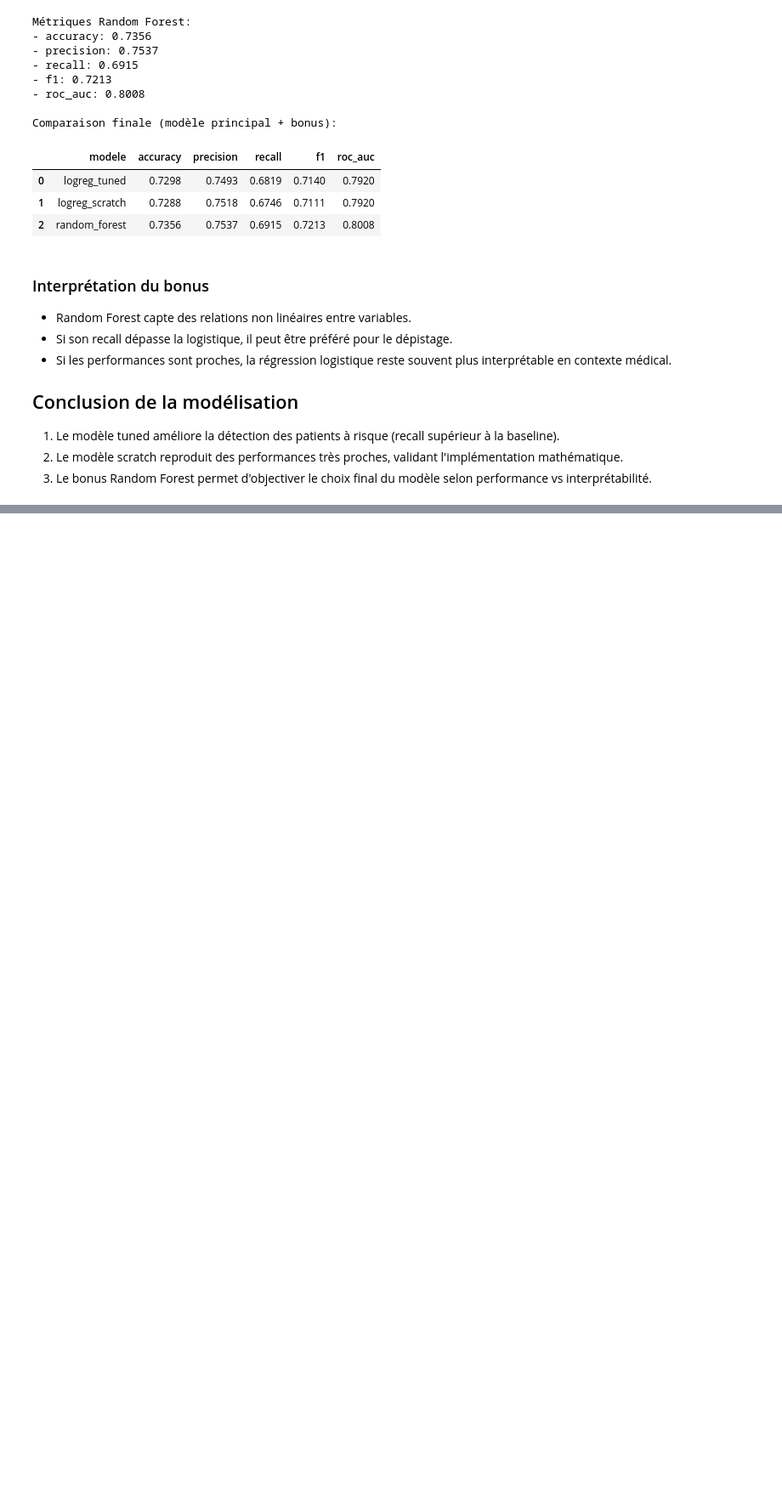
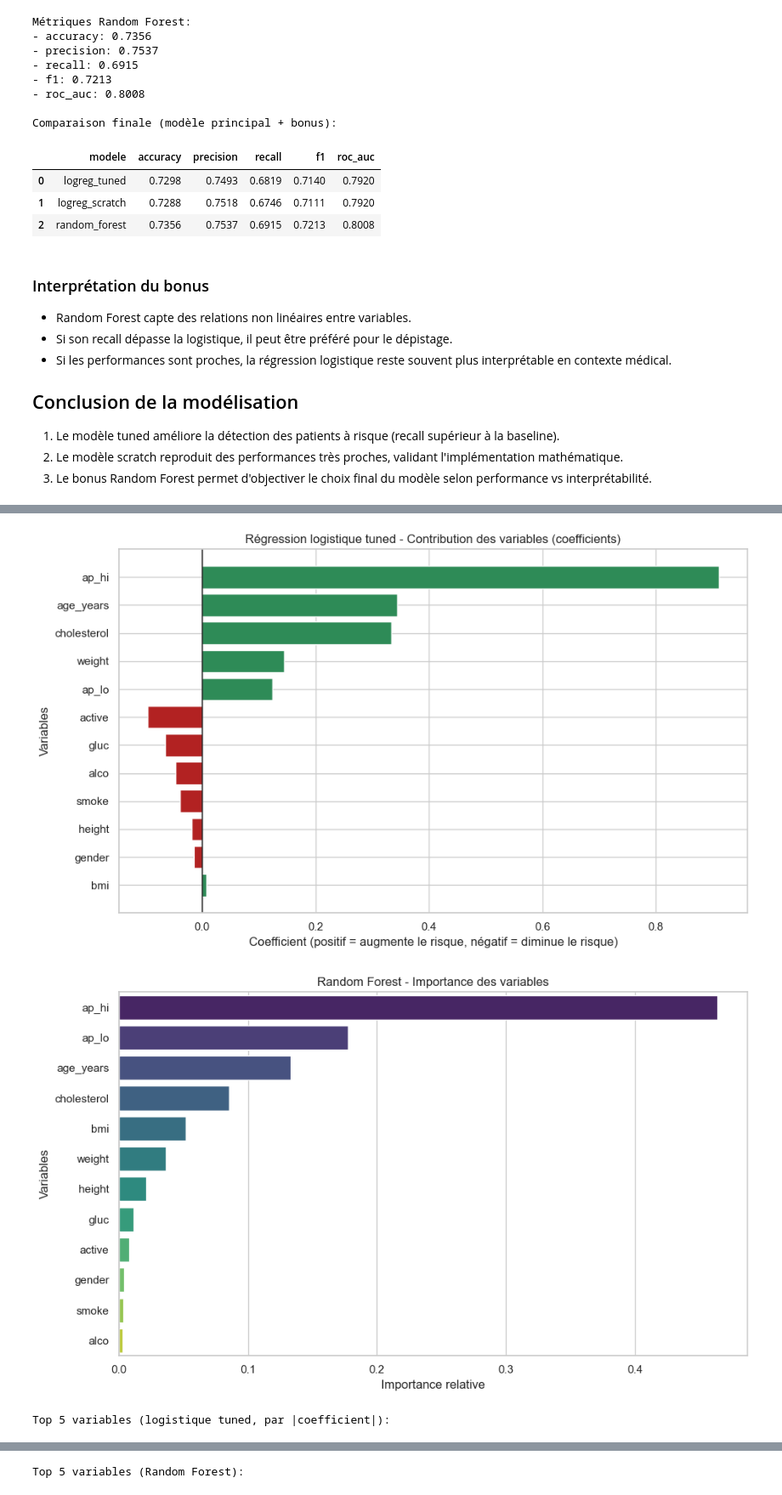
Before and after one commit to axel-achart/cardio-vasc-risks, a Jupyter notebook: modelisation.ipynb, the cells around one changed output, grey strips where cells are left out. Shown at 85% size. Drawn from its saved outputs; the diff is of its cells as text; code cells hidden in the pictures; blank space fills up the shorter version.

Commit message:
ajout de graphique suplémentaire

```diff
--- a/modelisation.ipynb
+++ b/modelisation.ipynb
@@ -561,0 +569,49 @@ Comparaison finale (modèle principal + bonus):
+# %%
+# Visualisation des variables les plus contributives
+import matplotlib.pyplot as plt
+import seaborn as sns
+
+sns.set_theme(style='whitegrid')
+
+# 1) Importance des variables pour la logistique tuned
+logreg_coef = best_model.named_steps['logreg'].coef_[0]
+logreg_importance_df = pd.DataFrame({
+    'variable': feature_cols,
+    'coefficient': logreg_coef
+})
+logreg_importance_df['abs_coef'] = logreg_importance_df['coefficient'].abs()
+logreg_importance_df = logreg_importance_df.sort_values('abs_coef', ascending=True)
+
+plt.figure(figsize=(10, 6))
+colors = logreg_importance_df['coefficient'].apply(lambda x: '#2E8B57' if x >= 0 else '#B22222')
+plt.barh(logreg_importance_df['variable'], logreg_importance_df['coefficient'], color=colors)
+plt.axvline(0, color='black', linewidth=1)
+plt.title('Régression logistique tuned - Contribution des variables (coefficients)')
+plt.xlabel('Coefficient (positif = augmente le risque, négatif = diminue le risque)')
+plt.ylabel('Variables')
+plt.tight_layout()
+plt.show()
+
+# 2) Importance des variables pour Random Forest
+rf_importance_df = pd.DataFrame({
+    'variable': feature_cols,
+    'importance': rf_model.feature_importances_
+}).sort_values('importance', ascending=False)
+
+plt.figure(figsize=(10, 6))
+sns.barplot(data=rf_importance_df, x='importance', y='variable', hue='variable', palette='viridis', legend=False)
+plt.title('Random Forest - Importance des variables')
+plt.xlabel('Importance relative')
+plt.ylabel('Variables')
+plt.tight_layout()
+plt.show()
+
+print('Top 5 variables (logistique tuned, par |coefficient|):')
+display(logreg_importance_df.sort_values('abs_coef', ascending=False).head(5)[['variable', 'coefficient', 'abs_coef']])
+
+print('Top 5 variables (Random Forest):')
+display(rf_importance_df.head(5))
+# %% [output]
+[figure, added]
+[figure, added]
+Top 5 variables (logistique tuned, par |coefficient|):
@@ -561,0 +624 @@ Comparaison finale (modèle principal + bonus):
+Top 5 variables (Random Forest):
```
Also changed, not shown: parts of 3 cells of this notebook, 1 other file.
